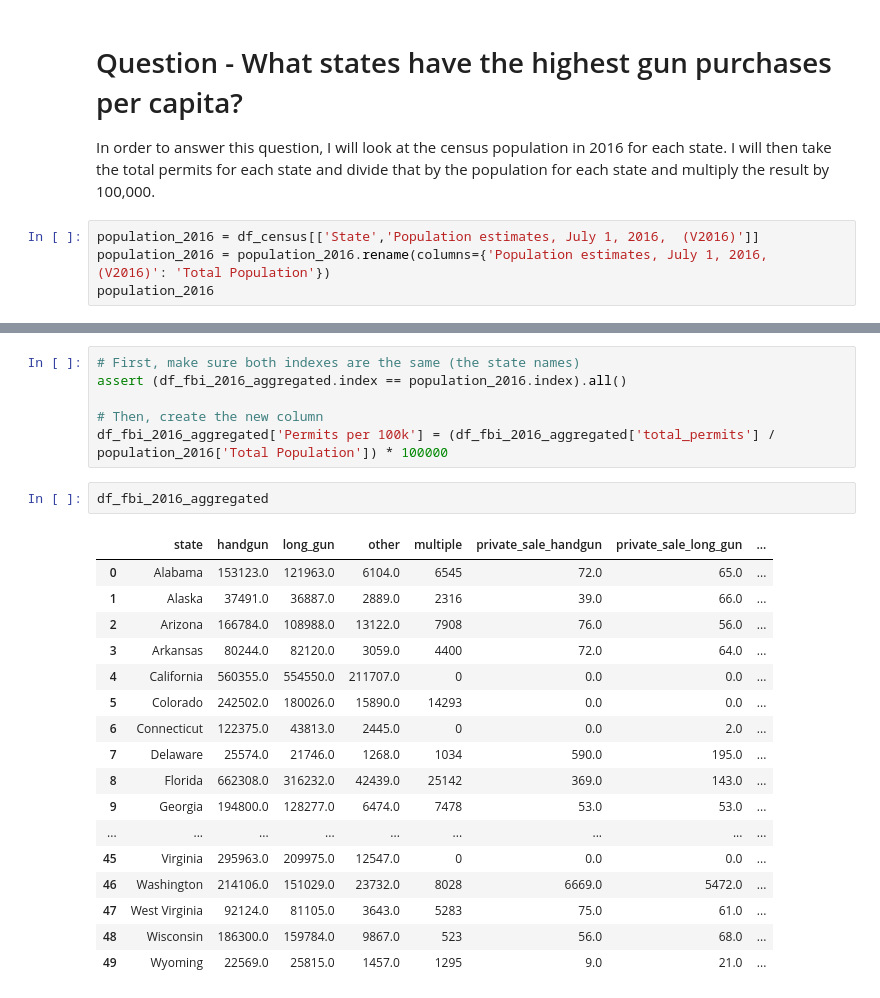
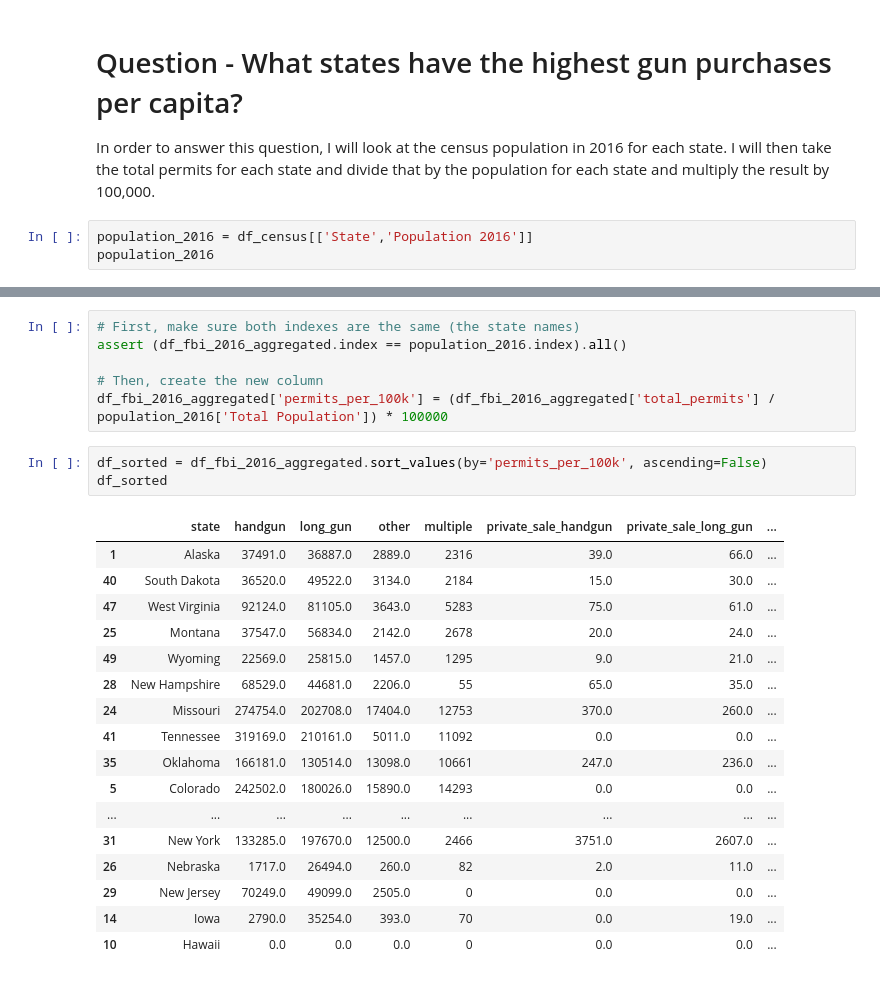
Before and after one commit to dezertdweller/fbi-gun-background-checks, a Jupyter notebook: analysis.ipynb, the cells around one changed output, grey strips where cells are left out. Drawn from its saved outputs; the diff is of its cells as text.

Commit message:
Continued analysis after census cleanup.

```diff
--- a/analysis.ipynb
+++ b/analysis.ipynb
@@ -129,7 +129,6 @@ plt.show()
 
 In order to answer this question, I will look at the census population in 2016 for each state. I will then take the total permits for each state and divide that by the population for each state and multiply the result by 100,000.
 # %%
-population_2016 = df_census[['State','Population estimates, July 1, 2016,  (V2016)']]
-population_2016 = population_2016.rename(columns={'Population estimates, July 1, 2016,  (V2016)': 'Total Population'})
+population_2016 = df_census[['State','Population 2016']]
 population_2016
 # %% [output]
@@ -183,24 +182,25 @@ df_fbi_2016_aggregated
 assert (df_fbi_2016_aggregated.index == population_2016.index).all()
 
 # Then, create the new column
-df_fbi_2016_aggregated['Permits per 100k'] = (df_fbi_2016_aggregated['total_permits'] / population_2016['Total Population']) * 100000
+df_fbi_2016_aggregated['permits_per_100k'] = (df_fbi_2016_aggregated['total_permits'] / population_2016['Total Population']) * 100000
 # %%
-df_fbi_2016_aggregated
+df_sorted = df_fbi_2016_aggregated.sort_values(by='permits_per_100k', ascending=False)
+df_sorted
 # %% [output]
 |  | state | handgun | long_gun | other | multiple | private_sale_handgun | private_sale_long_gun | ... |
-| 0 | Alabama | 153123.0 | 121963.0 | 6104.0 | 6545 | 72.0 | 65.0 | ... |
 | 1 | Alaska | 37491.0 | 36887.0 | 2889.0 | 2316 | 39.0 | 66.0 | ... |
-| 2 | Arizona | 166784.0 | 108988.0 | 13122.0 | 7908 | 76.0 | 56.0 | ... |
-| 3 | Arkansas | 80244.0 | 82120.0 | 3059.0 | 4400 | 72.0 | 64.0 | ... |
-| 4 | California | 560355.0 | 554550.0 | 211707.0 | 0 | 0.0 | 0.0 | ... |
+| 40 | South Dakota | 36520.0 | 49522.0 | 3134.0 | 2184 | 15.0 | 30.0 | ... |
+| 47 | West Virginia | 92124.0 | 81105.0 | 3643.0 | 5283 | 75.0 | 61.0 | ... |
+| 25 | Montana | 37547.0 | 56834.0 | 2142.0 | 2678 | 20.0 | 24.0 | ... |
+| 49 | Wyoming | 22569.0 | 25815.0 | 1457.0 | 1295 | 9.0 | 21.0 | ... |
+| 28 | New Hampshire | 68529.0 | 44681.0 | 2206.0 | 55 | 65.0 | 35.0 | ... |
+| 24 | Missouri | 274754.0 | 202708.0 | 17404.0 | 12753 | 370.0 | 260.0 | ... |
+| 41 | Tennessee | 319169.0 | 210161.0 | 5011.0 | 11092 | 0.0 | 0.0 | ... |
+| 35 | Oklahoma | 166181.0 | 130514.0 | 13098.0 | 10661 | 247.0 | 236.0 | ... |
 | 5 | Colorado | 242502.0 | 180026.0 | 15890.0 | 14293 | 0.0 | 0.0 | ... |
-| 6 | Connecticut | 122375.0 | 43813.0 | 2445.0 | 0 | 0.0 | 2.0 | ... |
-| 7 | Delaware | 25574.0 | 21746.0 | 1268.0 | 1034 | 590.0 | 195.0 | ... |
-| 8 | Florida | 662308.0 | 316232.0 | 42439.0 | 25142 | 369.0 | 143.0 | ... |
-| 9 | Georgia | 194800.0 | 128277.0 | 6474.0 | 7478 | 53.0 | 53.0 | ... |
 | ... | ... | ... | ... | ... | ... | ... | ... | ... |
-| 45 | Virginia | 295963.0 | 209975.0 | 12547.0 | 0 | 0.0 | 0.0 | ... |
-| 46 | Washington | 214106.0 | 151029.0 | 23732.0 | 8028 | 6669.0 | 5472.0 | ... |
-| 47 | West Virginia | 92124.0 | 81105.0 | 3643.0 | 5283 | 75.0 | 61.0 | ... |
-| 48 | Wisconsin | 186300.0 | 159784.0 | 9867.0 | 523 | 56.0 | 68.0 | ... |
-| 49 | Wyoming | 22569.0 | 25815.0 | 1457.0 | 1295 | 9.0 | 21.0 | ... |
+| 31 | New York | 133285.0 | 197670.0 | 12500.0 | 2466 | 3751.0 | 2607.0 | ... |
+| 26 | Nebraska | 1717.0 | 26494.0 | 260.0 | 82 | 2.0 | 11.0 | ... |
+| 29 | New Jersey | 70249.0 | 49099.0 | 2505.0 | 0 | 0.0 | 0.0 | ... |
+| 14 | Iowa | 2790.0 | 35254.0 | 393.0 | 70 | 0.0 | 19.0 | ... |
+| 10 | Hawaii | 0.0 | 0.0 | 0.0 | 0 | 0.0 | 0.0 | ... |
```
Also changed, not shown: parts of 16 cells of this notebook.
